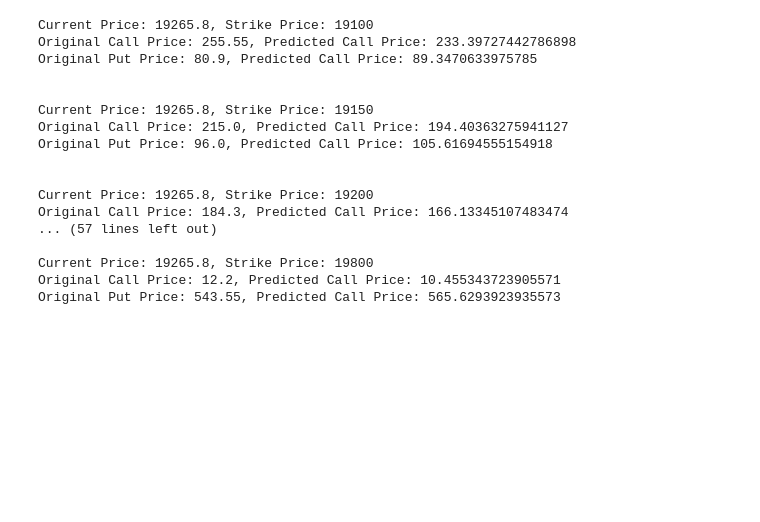
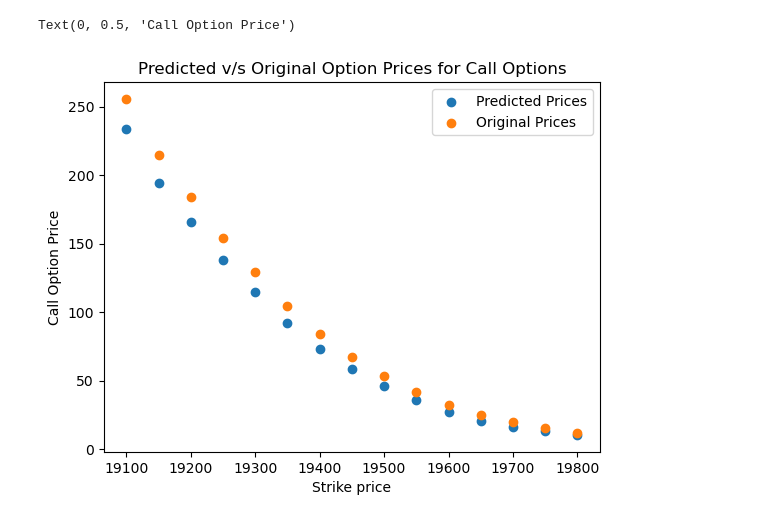
Before and after one commit to DarshanIITB/FinSearch-23, a Jupyter notebook: backtesting.ipynb, the cells around one changed output. Saved outputs shown, nothing was run; the diff lists cells and outputs as text; code cells hidden in the pictures; blank space fills up the shorter version.

Commit message:
Added plots in backtesting.ipynb

```diff
--- a/backtesting.ipynb
+++ b/backtesting.ipynb
@@ -34,32 +42,26 @@ df.head()
 # %%
+originalPricesCalls = []
+predictedPricesCalls = []
+originalPricesPuts = []
+predictedPricesPuts = []
+strikePrices = []
 # Iterate over each option
 for row in df.itertuples():
-    callVol = row[1]
-    callPrice = row[2]
-    strikePrice = row[3]
-    putPrice = row[4]
-    putVol = row[5]
-    print(f"Current Price: {curPrice}, Strike Price: {strikePrice}")
+    [callVol, callPrice, strikePrice, putPrice, putVol] = row[1:]
     predictedCallPrice = blackScholes(0.06, curPrice, strikePrice, 13/365, callVol/100, 'call')
     predictedPutPrice = blackScholes(0.06, curPrice, strikePrice, 13/365, putVol/100, 'put')
-    print(f"Original Call Price: {callPrice}, Predicted Call Price: {predictedCallPrice}")
-    print(f"Original Put Price: {putPrice}, Predicted Call Price: {predictedPutPrice}")
-    print("\n")
+    strikePrices.append(strikePrice)
+    originalPricesCalls.append(callPrice)
+    predictedPricesCalls.append(predictedCallPrice)
+    originalPricesPuts.append(putPrice)
+    predictedPricesPuts.append(predictedPutPrice)
-# %% [output]
-Current Price: 19265.8, Strike Price: 19100
-Original Call Price: 255.55, Predicted Call Price: 233.39727442786898
-Original Put Price: 80.9, Predicted Call Price: 89.3470633975785
-
-
-Current Price: 19265.8, Strike Price: 19150
-Original Call Price: 215.0, Predicted Call Price: 194.40363275941127
-Original Put Price: 96.0, Predicted Call Price: 105.61694555154918
-
-
-Current Price: 19265.8, Strike Price: 19200
-Original Call Price: 184.3, Predicted Call Price: 166.13345107483474
-... (57 lines left out)
-
-Current Price: 19265.8, Strike Price: 19800
-Original Call Price: 12.2, Predicted Call Price: 10.455343723905571
-Original Put Price: 543.55, Predicted Call Price: 565.6293923935573
+# %%
+plt.scatter(strikePrices, predictedPricesCalls)
+plt.scatter(strikePrices, originalPricesCalls)
+plt.title("Predicted v/s Original Option Prices for Call Options")
+plt.legend(["Predicted Prices", "Original Prices"])
+plt.xlabel("Strike price")
+plt.ylabel("Call Option Price")
+# %% [output]
+Text(0, 0.5, 'Call Option Price')
+[figure, added]
```
Also changed, not shown: parts of 3 cells of this notebook.
